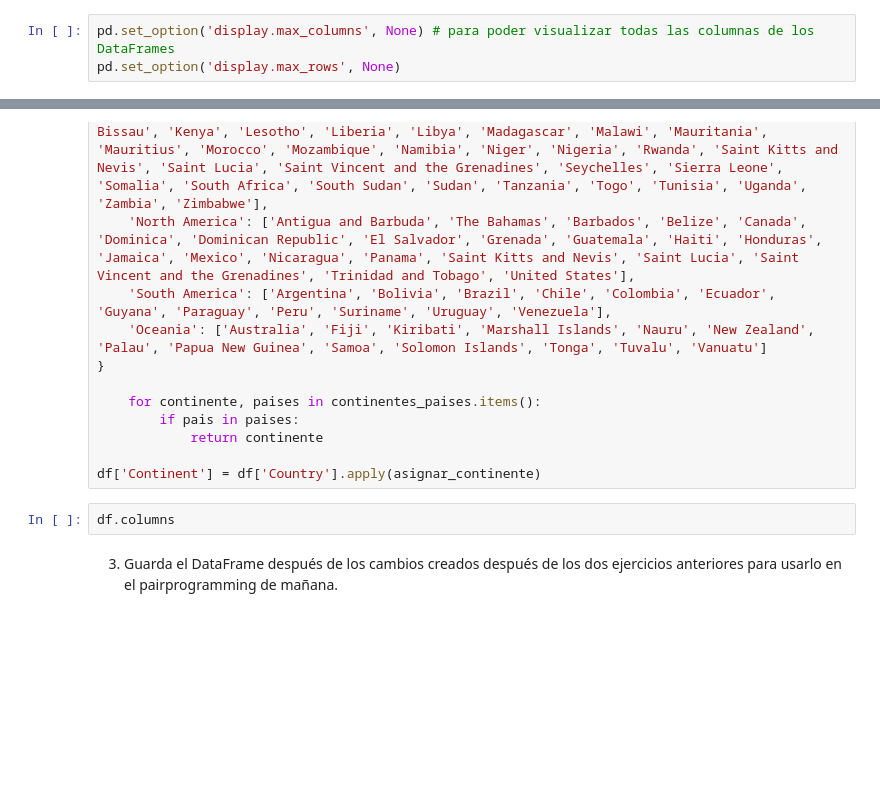
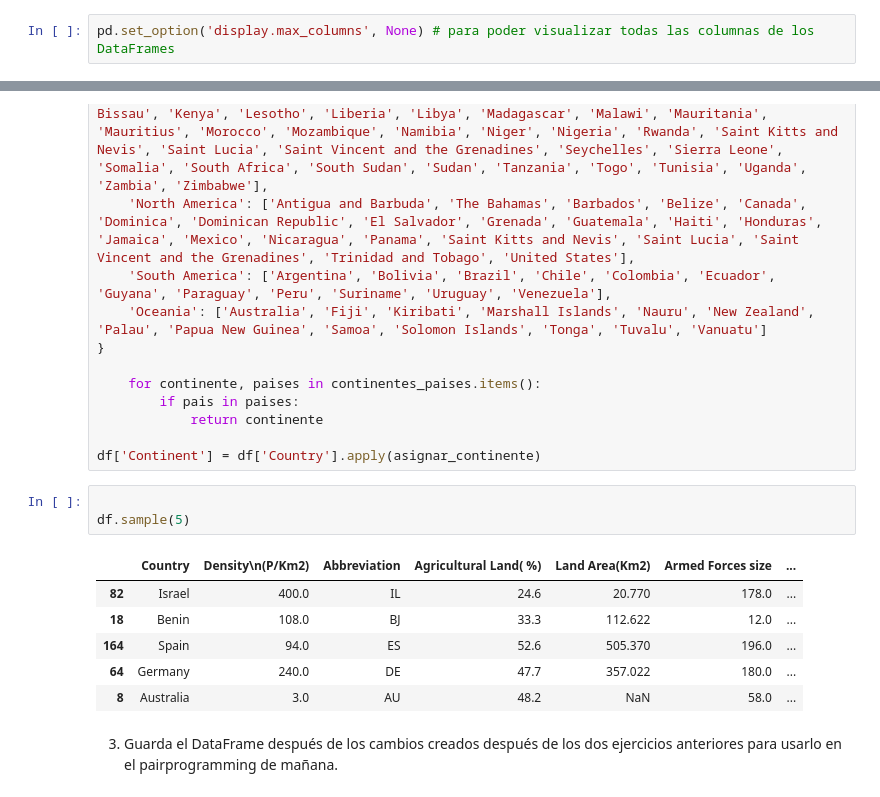
Before and after one commit to Adalab/da-promoF-modulo3-sprint1-pairprogramming-BelenZahara, a Jupyter notebook: PairProgramming_Agrupacion_Apply.ipynb, the cells around one changed output, grey strips where cells are left out. Cells and saved outputs as stored; diff of their text form; blank space fills up the shorter version.

```diff
--- a/PairProgramming_Agrupacion_Apply.ipynb
+++ b/PairProgramming_Agrupacion_Apply.ipynb
@@ -5,7 +5,6 @@ import pandas as pd
 import numpy as np
 # %%
 pd.set_option('display.max_columns', None) # para poder visualizar todas las columnas de los DataFrames
-pd.set_option('display.max_rows', None)
 # %% [markdown]
 1. Las columnas land_area, armed_forces_size, co2-emissions, gdp, population, urban_population, latitude, longitude, density, cpi son de tipo object pero en realidad deberían ser numéricas. Crea una función que nos permita cambiar el tipo de dato de estas columnas al que le corresponde.
 # %%
@@ -65,8 +77,16 @@ def asignar_continente(pais):
             return continente
 
 df['Continent'] = df['Country'].apply(asignar_continente)
-# %%
-df.columns
+# %%
+
+df.sample(5)
+# %% [output]
+|  | Country | Density\n(P/Km2) | Abbreviation | Agricultural Land( %) | Land Area(Km2) | Armed Forces size | ... |
+| 82 | Israel | 400.0 | IL | 24.6 | 20.770 | 178.0 | ... |
+| 18 | Benin | 108.0 | BJ | 33.3 | 112.622 | 12.0 | ... |
+| 164 | Spain | 94.0 | ES | 52.6 | 505.370 | 196.0 | ... |
+| 64 | Germany | 240.0 | DE | 47.7 | 357.022 | 180.0 | ... |
+| 8 | Australia | 3.0 | AU | 48.2 | NaN | 58.0 | ... |
 # %% [markdown]
 3. Guarda el DataFrame después de los cambios creados después de los dos ejercicios anteriores para usarlo en el pairprogramming de mañana.
 # %%
```
Also changed, not shown: parts of 21 cells of this notebook.
